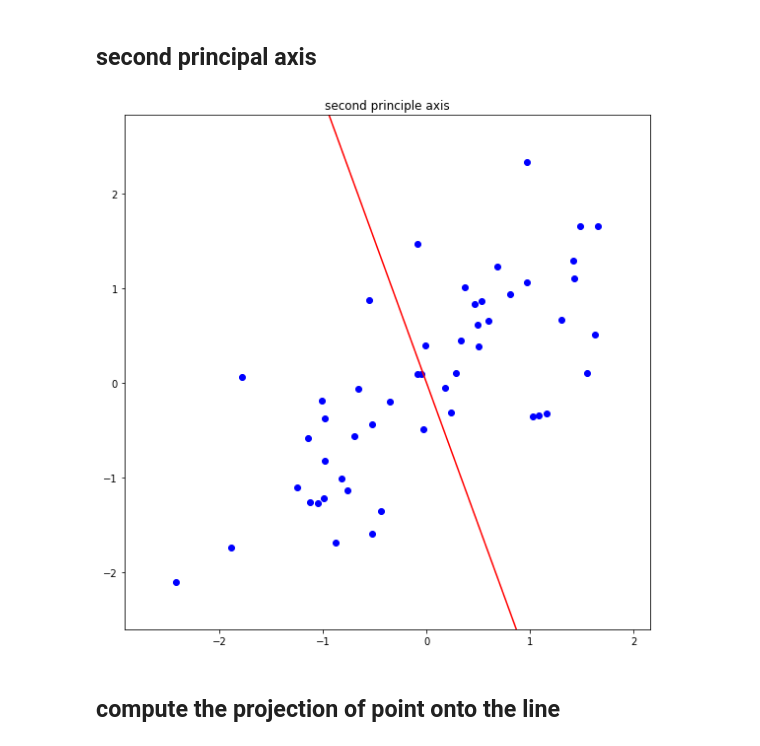
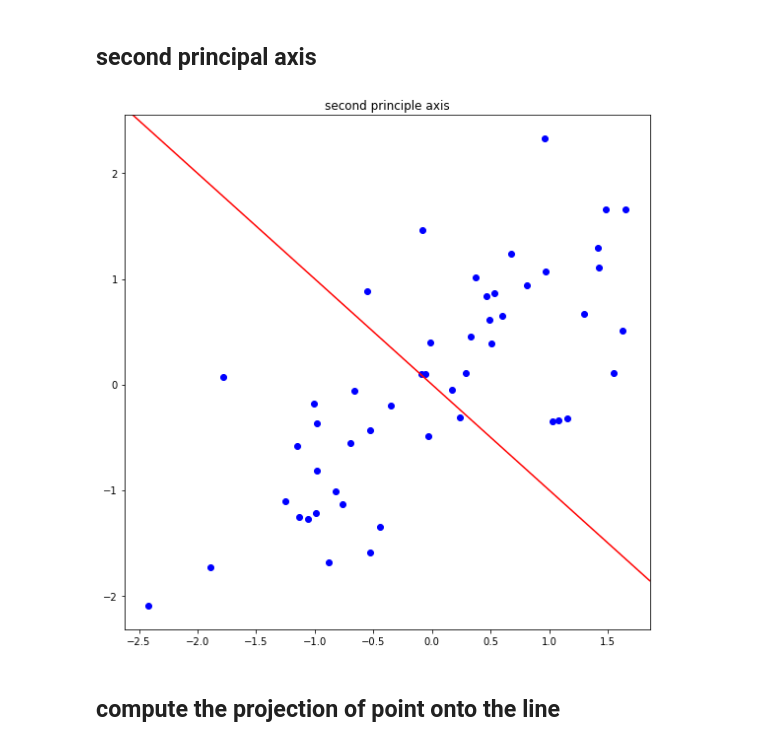
Before and after one commit to sejongpyo/Studies, a Jupyter notebook: 12/assignment_12.ipynb, the cells around one changed output. Cells and saved outputs as stored; diff of their text form; code cells hidden in the pictures.

```diff
--- a/12/assignment_12.ipynb
+++ b/12/assignment_12.ipynb
@@ -104,15 +102,12 @@ plt.show()
 # %%
 plt.figure(figsize=(8,8))
 plt.title('second principle axis')
-# ===================================================
-# fill up the blank
-#
-#
-# ===================================================
+plt.scatter(x_Z, y_Z, c = 'blue')
+plt.axline([0, 0], [U[0, 0], U[1, 0]], color = 'red')
 plt.tight_layout()
 plt.show()
 # %% [output]
-[figure, old version]
+[figure, new version]
 # %% [markdown]
 ## compute the projection of point onto the line
 # %%
```
Also changed, not shown: parts of 1 cell of this notebook.
